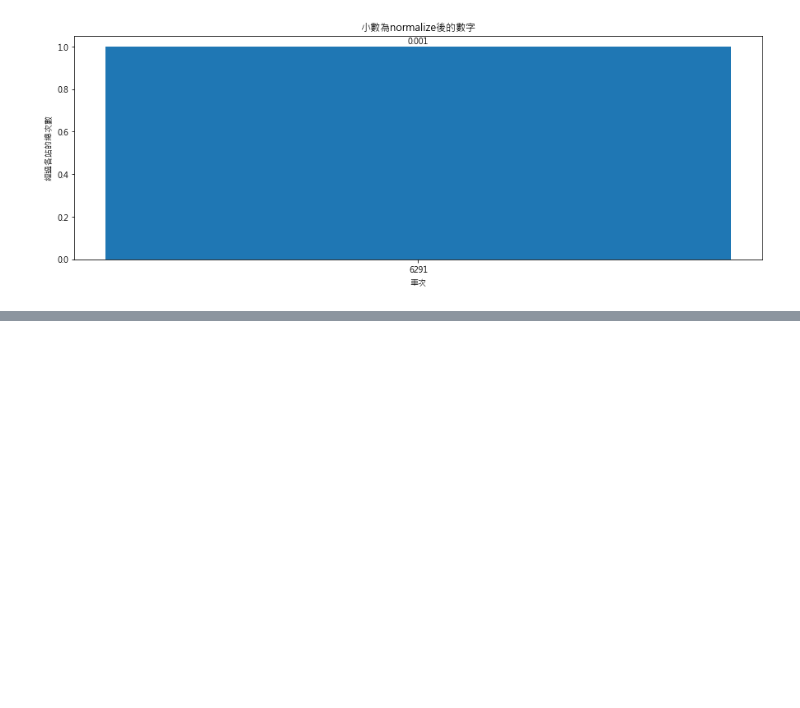
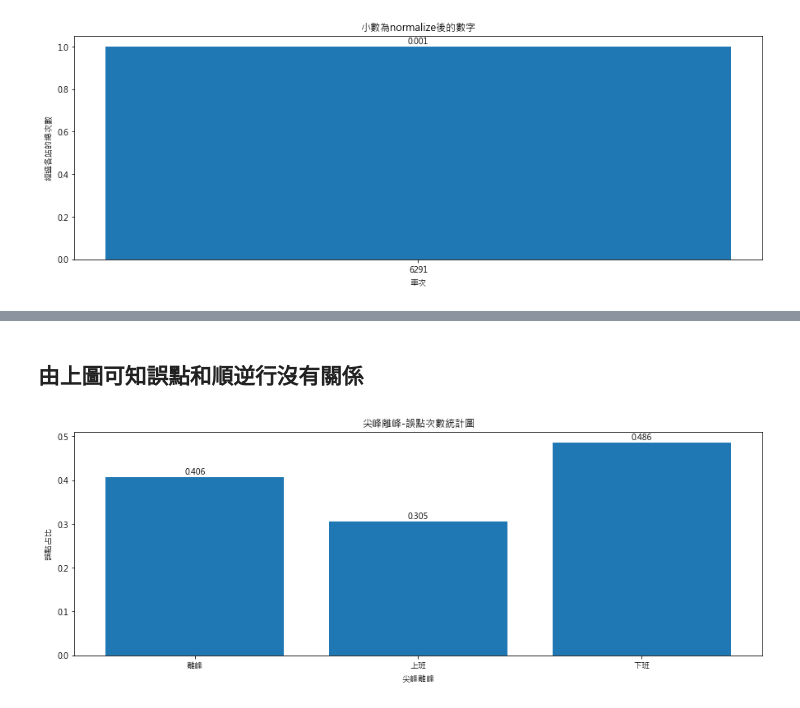
Before and after one commit to GoldenWanGila/Collage-Project, a Jupyter notebook: model/Taichung/Visualization/visualizer.ipynb, the cells around one changed output, grey strips where cells are left out. Drawn from its saved outputs; the diff is of its cells as text; code cells hidden in the pictures; blank space fills up the shorter version.

```diff
--- a/model/Taichung/Visualization/visualizer.ipynb
+++ b/model/Taichung/Visualization/visualizer.ipynb
@@ -191,0 +190,21 @@ plt.show()
+# %% [markdown]
+## 由上圖可知誤點和順逆行沒有關係
+# %%
+# 統計離峰尖峰時段分開的誤點次數
+x = {0:'離峰',1:'上班',2:'下班'}
+y = []
+all_have_delay_df = data[data['delay']>0]
+for time in x.keys():
+    time_df = data[data['time']==time]
+    time_have_delay_df = time_df[time_df['delay']>0]
+    y.append(len(time_have_delay_df.index)/len(time_df.index))
+plt.figure(figsize=(15,5))
+plt.bar(x.values(),y)
+for a,b in zip(x.values(),y):
+    plt.text(a,b,'%.3f'%b,ha='center',va='bottom')
+plt.xlabel('尖峰離峰')
+plt.ylabel('誤點占比')
+plt.title('尖峰離峰-誤點次數統計圖')
+plt.show()
+# %% [output]
+[figure, added]
```
Also changed, not shown: parts of 12 cells of this notebook.
